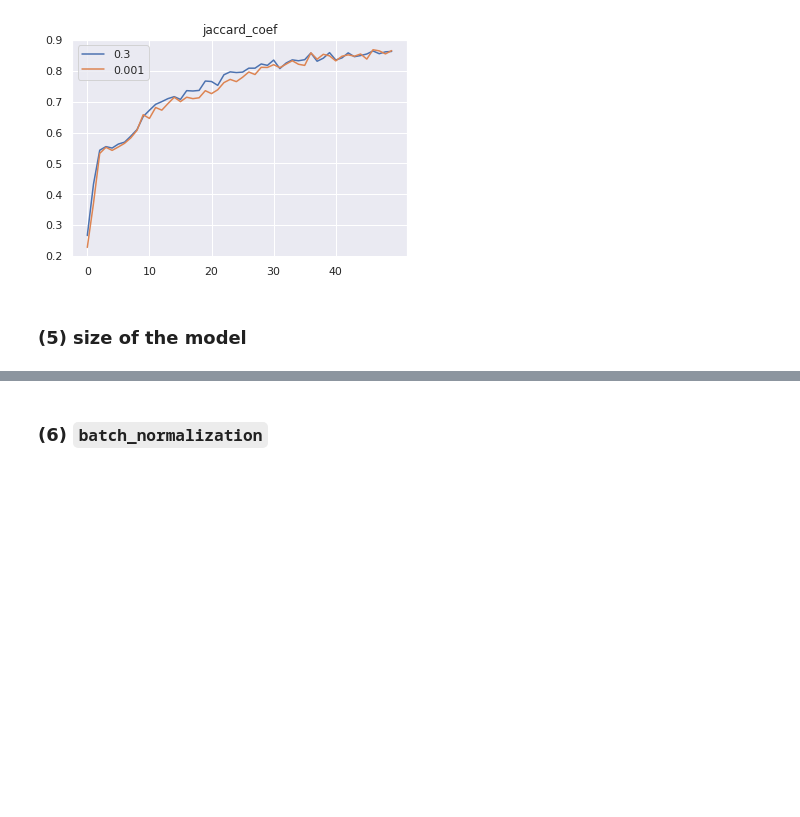
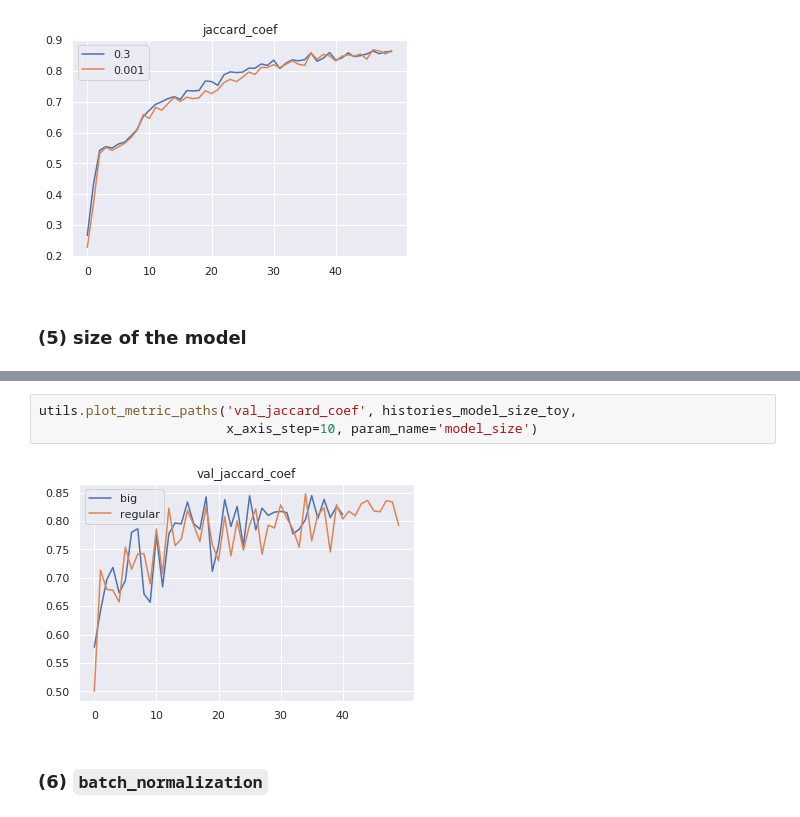
Before and after one commit to ilyarudyak/cs230_project_keras, a Jupyter notebook: skin_lesion/param_tuning_v3.ipynb, the cells around one changed output, grey strips where cells are left out. Drawn from its saved outputs; the diff is of its cells as text; blank space fills up the shorter version.

```diff
--- a/skin_lesion/param_tuning_v3.ipynb
+++ b/skin_lesion/param_tuning_v3.ipynb
@@ -156,2 +172,7 @@ utils.plot_metric_paths('jaccard_coef', histories_alpha_toy_50epochs, x_axis_ste
+# %%
+utils.plot_metric_paths('val_jaccard_coef', histories_model_size_toy,
+                        x_axis_step=10, param_name='model_size')
+# %% [output]
+[figure, added]
 # %% [markdown]
 ### (6) `batch_normalization`
```
Also changed, not shown: parts of 6 cells of this notebook, 3 other files.
